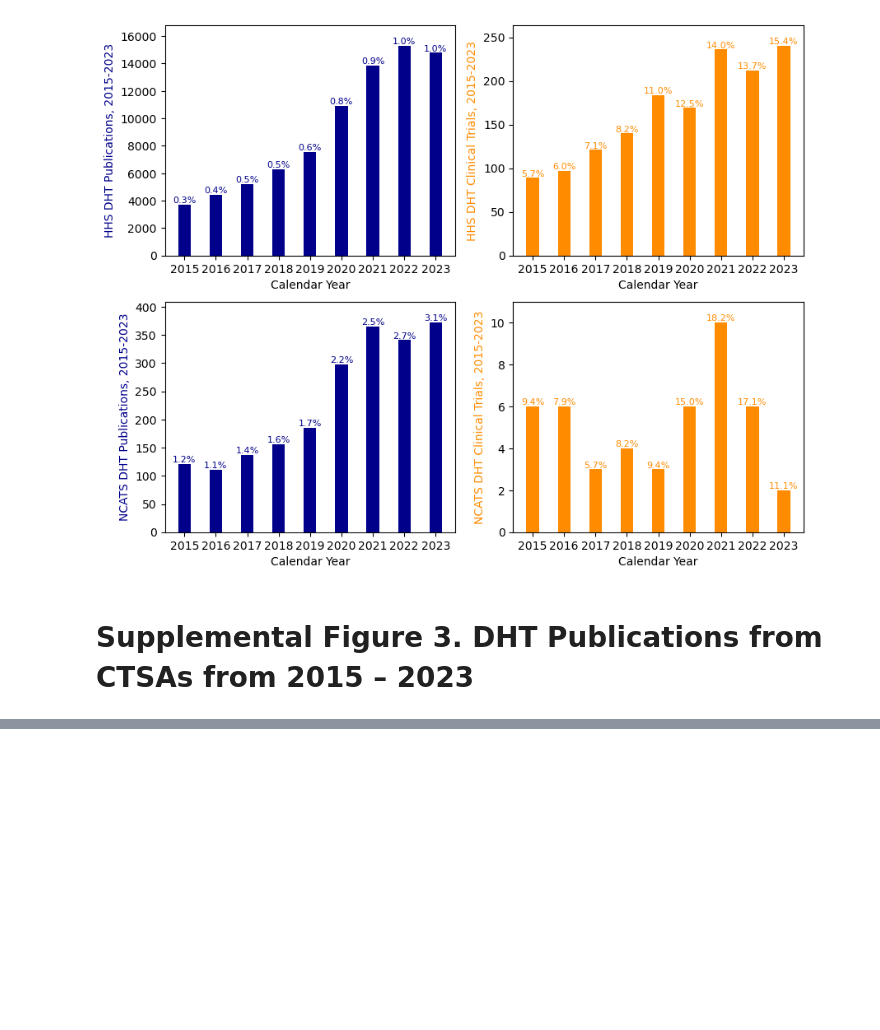
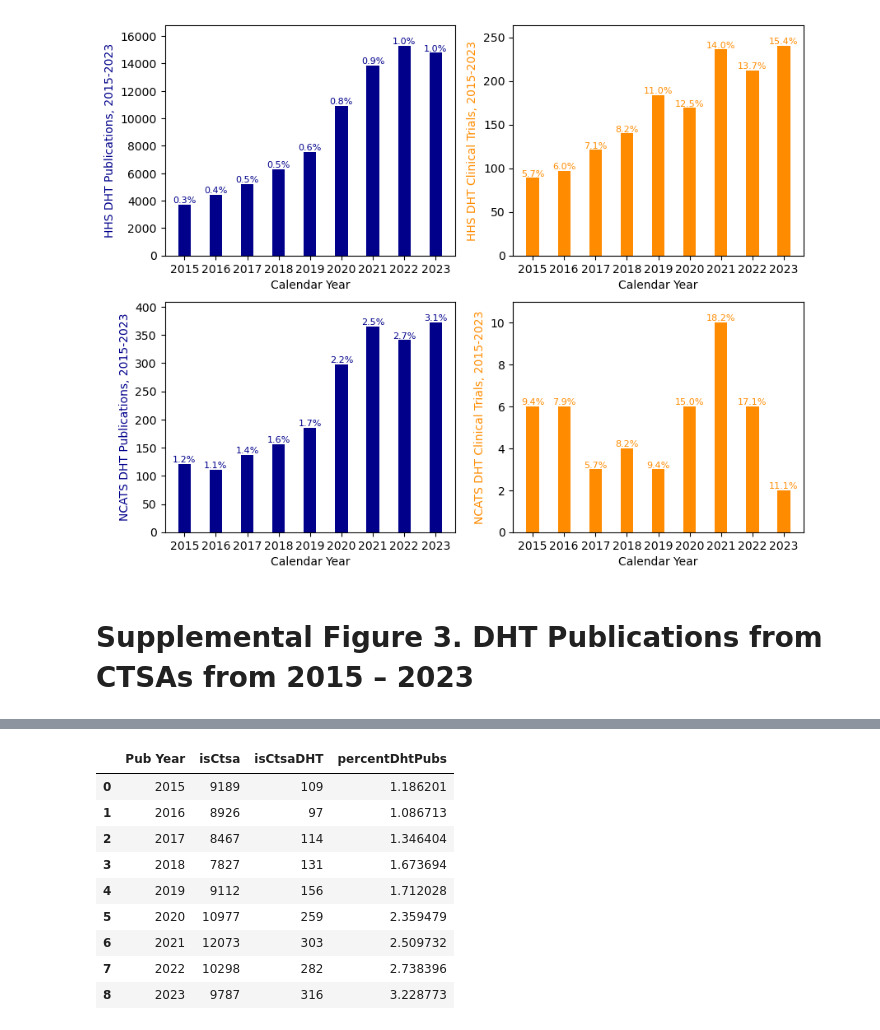
Before and after one commit to tradman/NCATS_dhtPortfolioAna, a Jupyter notebook: DHT Pubs and Trials Analysis.ipynb, the cells around one changed output, grey strips where cells are left out. Drawn from its saved outputs; the diff is of its cells as text; code cells hidden in the pictures; blank space fills up the shorter version.

```diff
--- a/DHT Pubs and Trials Analysis.ipynb
+++ b/DHT Pubs and Trials Analysis.ipynb
@@ -508,0 +453,13 @@ mean =  [514.2222222222222, 514.2222222222222, 514.2222222222222, 514.2222222222
+# %%
+pubsByYearCtsa
+# %% [output]
+|  | Pub Year | isCtsa | isCtsaDHT | percentDhtPubs |
+| 0 | 2015 | 9189 | 109 | 1.186201 |
+| 1 | 2016 | 8926 | 97 | 1.086713 |
+| 2 | 2017 | 8467 | 114 | 1.346404 |
+| 3 | 2018 | 7827 | 131 | 1.673694 |
+| 4 | 2019 | 9112 | 156 | 1.712028 |
+| 5 | 2020 | 10977 | 259 | 2.359479 |
+| 6 | 2021 | 12073 | 303 | 2.509732 |
+| 7 | 2022 | 10298 | 282 | 2.738396 |
+| 8 | 2023 | 9787 | 316 | 3.228773 |
```
Also changed, not shown: parts of 18 cells of this notebook.
